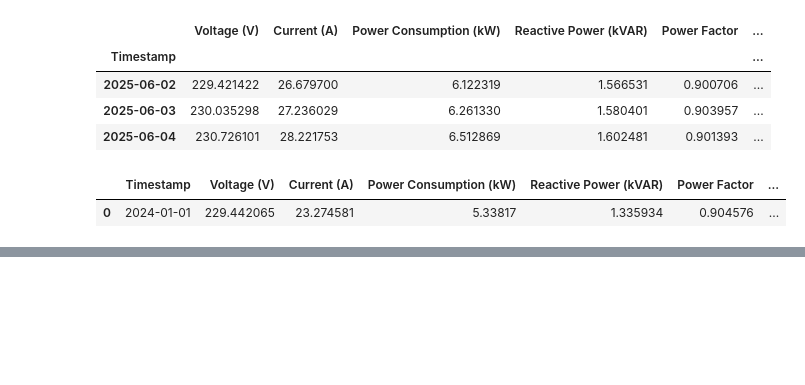
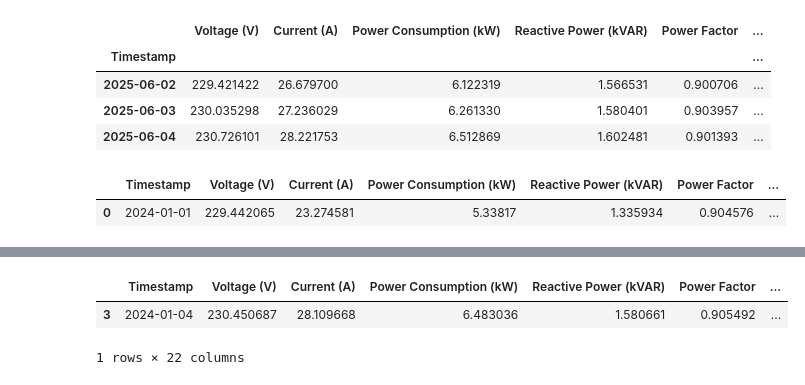
Before and after one commit to pranavsrinivas29/Energy-Demand-Forecasting, a Jupyter notebook: Notebooks/inference.ipynb, the cells around one changed output, grey strips where cells are left out. Saved outputs shown, nothing was run; the diff lists cells and outputs as text; code cells hidden in the pictures; blank space fills up the shorter version.

Commit message:
Final updated inference

```diff
--- a/Notebooks/inference.ipynb
+++ b/Notebooks/inference.ipynb
@@ -63,3 +68,6 @@ inf_set.head(1)
 # %% [output]
 |  | Timestamp | Voltage (V) | Current (A) | Power Consumption (kW) | Reactive Power (kVAR) | Power Factor | ... |
 | 511 | 2025-05-26 | 230.123679 | 26.533685 | 6.112369 | 1.552541 | 0.898765 | ... |
+# %%
+inf_training_data = ed.preprocessing(inf_training_data, inference=False)
+inf_set = ed.preprocessing(inf_set, inference=True)
@@ -65,0 +92,6 @@ inf_set.head(1)
+# %%
+inf_training_data.head(1)
+# %% [output]
+|  | Timestamp | Voltage (V) | Current (A) | Power Consumption (kW) | Reactive Power (kVAR) | Power Factor | ... |
+| 3 | 2024-01-04 | 230.450687 | 28.109668 | 6.483036 | 1.580661 | 0.905492 | ... |
+1 rows × 22 columns
```
Also changed, not shown: parts of 18 cells of this notebook, 2 other files.
